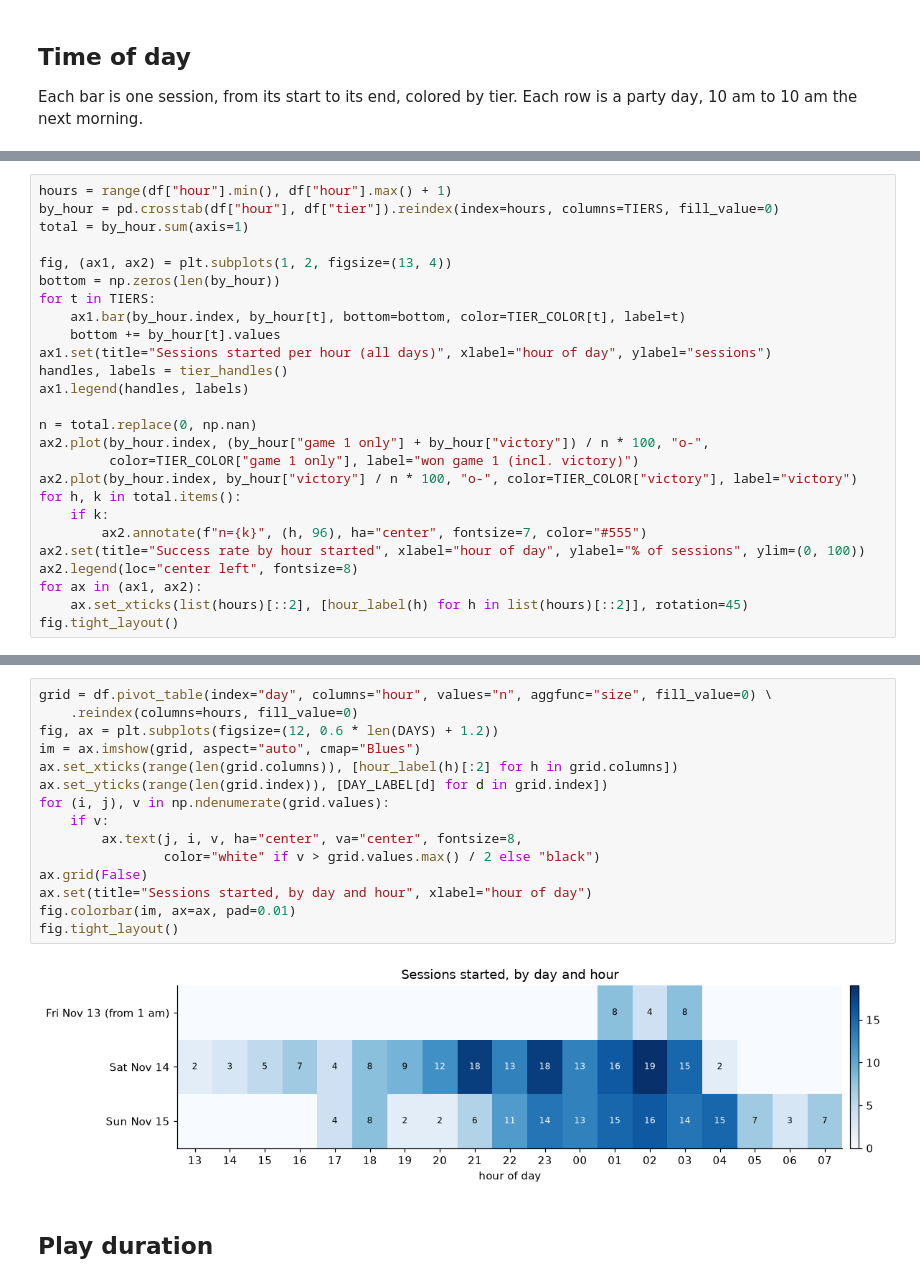
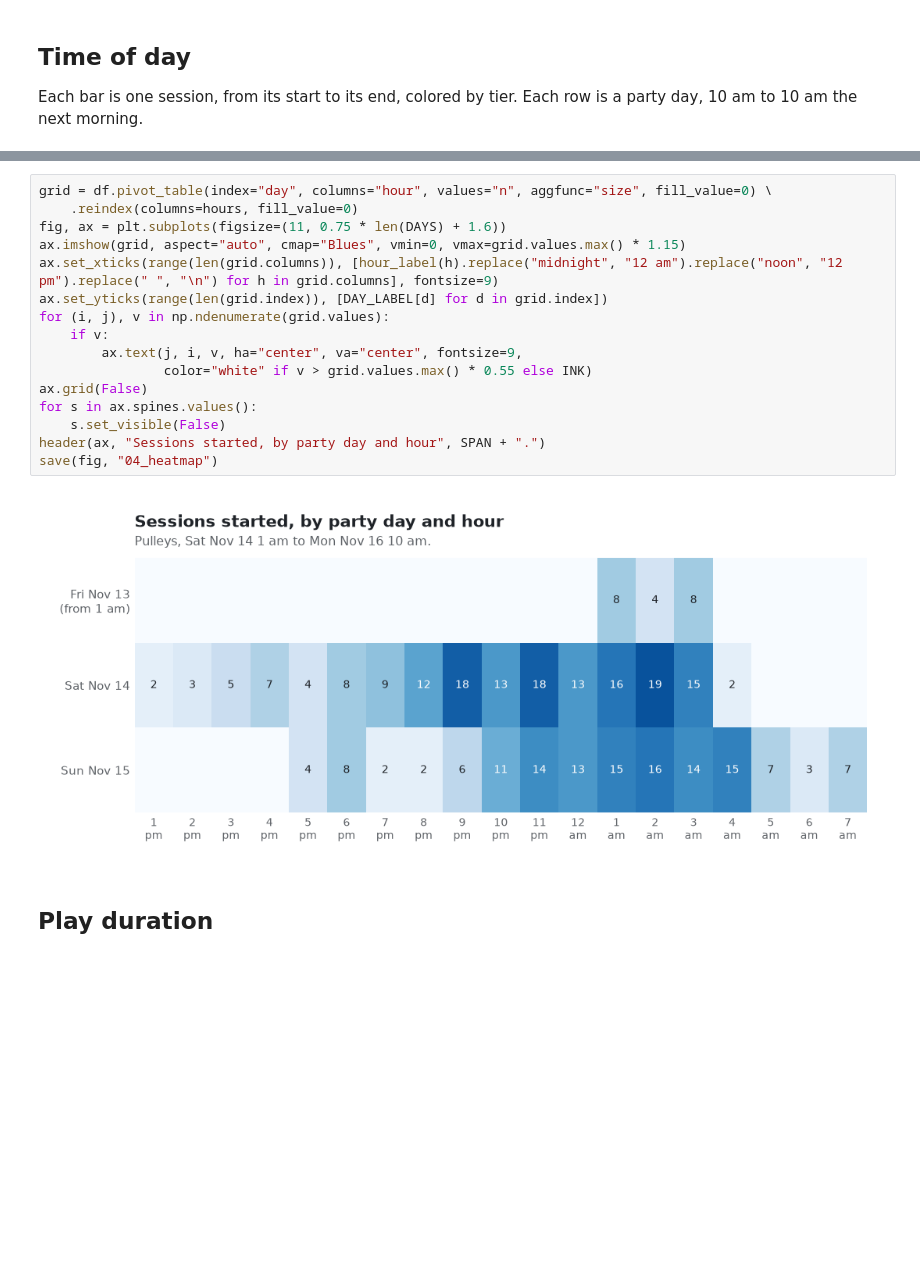
Before and after one commit to samcooler/pulleys, a Jupyter notebook: tools/play_analysis.ipynb, the cells around one changed output, grey strips where cells are left out. Drawn from its saved outputs; the diff is of its cells as text; blank space fills up the shorter version.

```diff
--- a/tools/play_analysis.ipynb
+++ b/tools/play_analysis.ipynb
@@ -184,26 +232,0 @@ fig.tight_layout()
-# %%
-hours = range(df["hour"].min(), df["hour"].max() + 1)
-by_hour = pd.crosstab(df["hour"], df["tier"]).reindex(index=hours, columns=TIERS, fill_value=0)
-total = by_hour.sum(axis=1)
-
-fig, (ax1, ax2) = plt.subplots(1, 2, figsize=(13, 4))
-bottom = np.zeros(len(by_hour))
-for t in TIERS:
-    ax1.bar(by_hour.index, by_hour[t], bottom=bottom, color=TIER_COLOR[t], label=t)
-    bottom += by_hour[t].values
-ax1.set(title="Sessions started per hour (all days)", xlabel="hour of day", ylabel="sessions")
-handles, labels = tier_handles()
-ax1.legend(handles, labels)
-
-n = total.replace(0, np.nan)
-ax2.plot(by_hour.index, (by_hour["game 1 only"] + by_hour["victory"]) / n * 100, "o-",
-         color=TIER_COLOR["game 1 only"], label="won game 1 (incl. victory)")
-ax2.plot(by_hour.index, by_hour["victory"] / n * 100, "o-", color=TIER_COLOR["victory"], label="victory")
-for h, k in total.items():
-    if k:
-        ax2.annotate(f"n={k}", (h, 96), ha="center", fontsize=7, color="#555")
-ax2.set(title="Success rate by hour started", xlabel="hour of day", ylabel="% of sessions", ylim=(0, 100))
-ax2.legend(loc="center left", fontsize=8)
-for ax in (ax1, ax2):
-    ax.set_xticks(list(hours)[::2], [hour_label(h) for h in list(hours)[::2]], rotation=45)
-fig.tight_layout()
@@ -212,19 +271,20 @@ fig.tight_layout()
 # %%
 grid = df.pivot_table(index="day", columns="hour", values="n", aggfunc="size", fill_value=0) \
     .reindex(columns=hours, fill_value=0)
-fig, ax = plt.subplots(figsize=(12, 0.6 * len(DAYS) + 1.2))
-im = ax.imshow(grid, aspect="auto", cmap="Blues")
-ax.set_xticks(range(len(grid.columns)), [hour_label(h)[:2] for h in grid.columns])
+fig, ax = plt.subplots(figsize=(11, 0.75 * len(DAYS) + 1.6))
+ax.imshow(grid, aspect="auto", cmap="Blues", vmin=0, vmax=grid.values.max() * 1.15)
+ax.set_xticks(range(len(grid.columns)), [hour_label(h).replace("midnight", "12 am").replace("noon", "12 pm").replace(" ", "\n") for h in grid.columns], fontsize=9)
 ax.set_yticks(range(len(grid.index)), [DAY_LABEL[d] for d in grid.index])
 for (i, j), v in np.ndenumerate(grid.values):
     if v:
-        ax.text(j, i, v, ha="center", va="center", fontsize=8,
-                color="white" if v > grid.values.max() / 2 else "black")
+        ax.text(j, i, v, ha="center", va="center", fontsize=9,
+                color="white" if v > grid.values.max() * 0.55 else INK)
 ax.grid(False)
-ax.set(title="Sessions started, by day and hour", xlabel="hour of day")
-fig.colorbar(im, ax=ax, pad=0.01)
-fig.tight_layout()
+for s in ax.spines.values():
+    s.set_visible(False)
+header(ax, "Sessions started, by party day and hour", SPAN + ".")
+save(fig, "04_heatmap")
 # %% [output]
-[figure, old version]
+[figure, new version]
 # %% [markdown]
 ## Play duration
```
Also changed, not shown: parts of 19 cells of this notebook.
